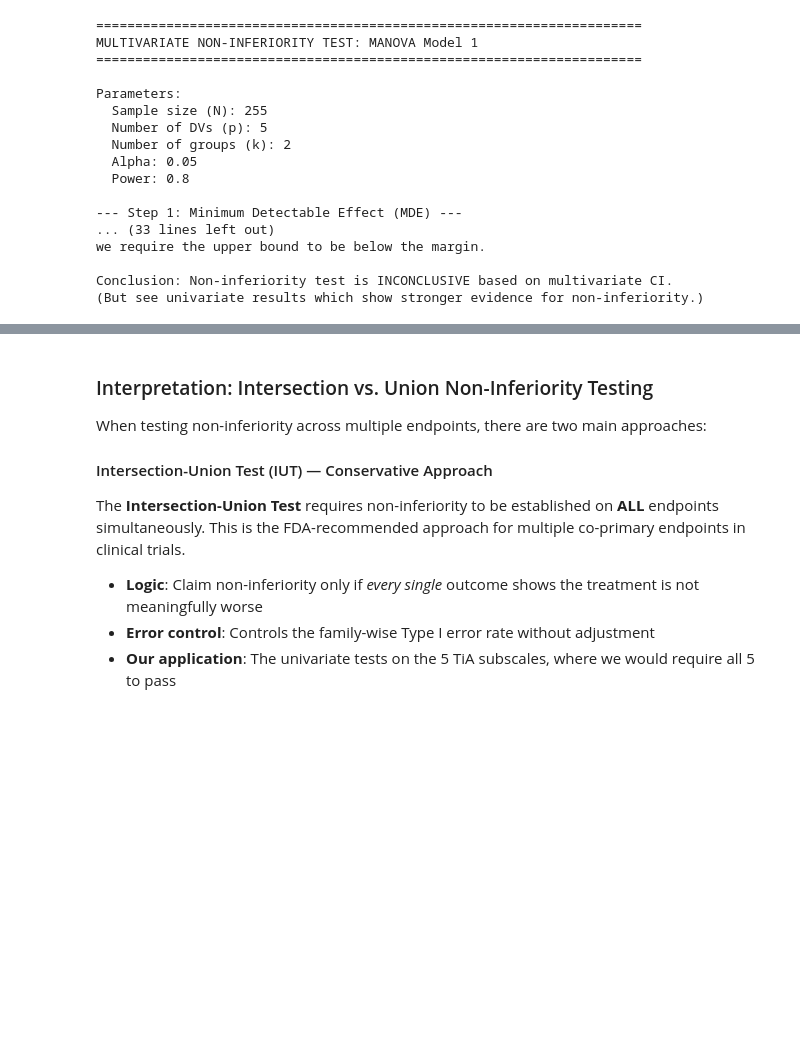
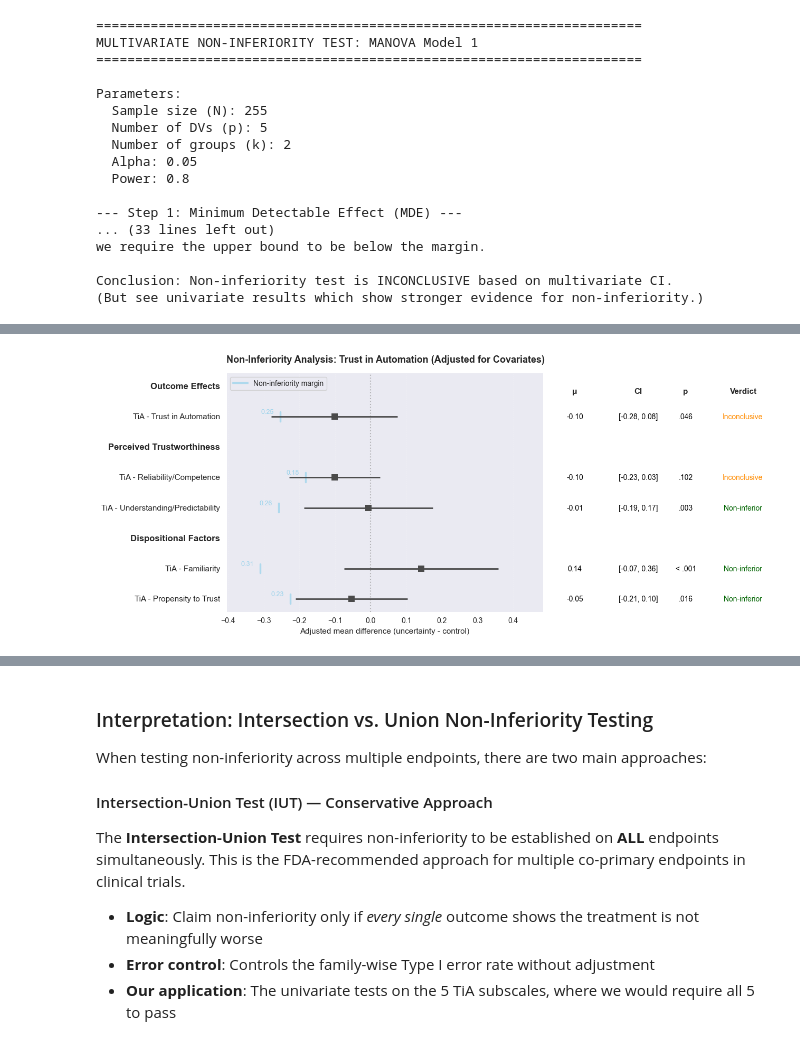
Before and after one commit to TimWiesner99/thesis-analysis, a Jupyter notebook: analysis/multivariate_analysis.ipynb, the cells around one changed output, grey strips where cells are left out. Drawn from its saved outputs; the diff is of its cells as text; code cells hidden in the pictures; blank space fills up the shorter version.

Commit message:
finished multivariable non-inferiority test

```diff
--- a/analysis/multivariate_analysis.ipynb
+++ b/analysis/multivariate_analysis.ipynb
@@ -945,0 +827,90 @@ Expected results (should match our calculation):
+# %%
+from scripts.viz_utils import plot_noninferiority_test
+from scipy import stats as scipy_stats
+
+# --- Calculate non-inferiority margins using regression-based SE ---
+# This ensures consistency: margin, mean difference, and CI all come from the same model
+alpha = 0.05
+power = 0.80
+beta = 1 - power
+
+# Calculate MDE (non-inferiority margin) for each DV using regression SE
+ni_margin = {}
+
+for dv in dvs:
+    model = univariate_results[dv]
+    reg_se = model.bse['group_effect']  # SE from regression
+    df = model.df_resid                  # Residual degrees of freedom
+
+    # Critical t-values (using regression df)
+    t_alpha = scipy_stats.t.ppf(1 - alpha/2, df)
+    t_beta = scipy_stats.t.ppf(1 - beta, df)
+
+    # MDE = (t_α/2 + t_β) × SE
+    ni_margin[dv] = (t_alpha + t_beta) * reg_se
+
+print("Non-inferiority margins (MDE, regression-based):")
+for dv in dvs:
+    print(f"  {dv}: {ni_margin[dv]:.3f}")
+
+# --- Extract mean differences and SEs from univariate models ---
+mean_diffs = [univariate_results[dv].params['group_effect'] for dv in dvs]
+ses = [univariate_results[dv].bse['group_effect'] for dv in dvs]
+
+# --- Plot non-inferiority test ---
+categories = {
+    'Outcome Effects': ['tia_t'],
+    'Perceived Trustworthiness': ['tia_rc', 'tia_up'],
+    'Dispositional Factors': ['tia_f', 'tia_pro']
+}
+
+fig, ax = plt.subplots(figsize=(12, 8))
+plot_noninferiority_test(
+    mean_diff=mean_diffs,
+    sesoi=[ni_margin[dv] for dv in dvs],
+    se=ses,
+    alpha=alpha,
+    variable_names=dvs,
+    variable_labels=scale_titles,
+    title='Non-Inferiority Analysis: Trust in Automation (Adjusted for Covariates)',
+    xlabel='Adjusted mean difference (uncertainty - control)',
+    categories=categories,
+    category_order=['Outcome Effects', 'Perceived Trustworthiness', 'Dispositional Factors'],
+    height_scale=0.7,
+    column_title_pos_shift=-0.5,
+    ax=ax
+)
+
+plt.tight_layout()
+plt.savefig(f'{plots_path}univariate_noninferiority_test.png', transparent=True)
+plt.show()
+
+# --- Print summary ---
+print("\n" + "="*70)
+print("Non-Inferiority Test Summary (Regression-Based)")
+print("="*70)
+print(f"Note: All values adjusted for covariates: {predictors}")
+print()
+
+for i, dv in enumerate(dvs):
+    model = univariate_results[dv]
+    mean_diff = mean_diffs[i]
+    se = ses[i]
+    df = model.df_resid
+
+    # Use t-distribution for CI (more accurate than z=1.96)
+    t_crit = scipy_stats.t.ppf(1 - alpha/2, df)
+    ci_lower = mean_diff - t_crit * se
+    ci_upper = mean_diff + t_crit * se
+    margin = ni_margin[dv]
+
+    # Non-inferiority: lower CI bound > -margin
+    is_noninferior = ci_lower > -margin
+    status = "✓ Non-inferior" if is_noninferior else "✗ Inconclusive"
+
+    print(f"{scale_titles.get(dv, dv)}:")
+    print(f"  B = {mean_diff:.3f}, SE = {se:.3f}, 95% CI [{ci_lower:.3f}, {ci_upper:.3f}]")
+    print(f"  Non-inferiority margin = {margin:.3f}")
+    print(f"  Lower CI ({ci_lower:.3f}) > -{margin:.3f}? {status}")
+    print()
+# %% [output]
@@ -945,0 +934 @@ Expected results (should match our calculation):
+[figure, added]
```
Also changed, not shown: parts of 16 cells of this notebook, 9 other files.
